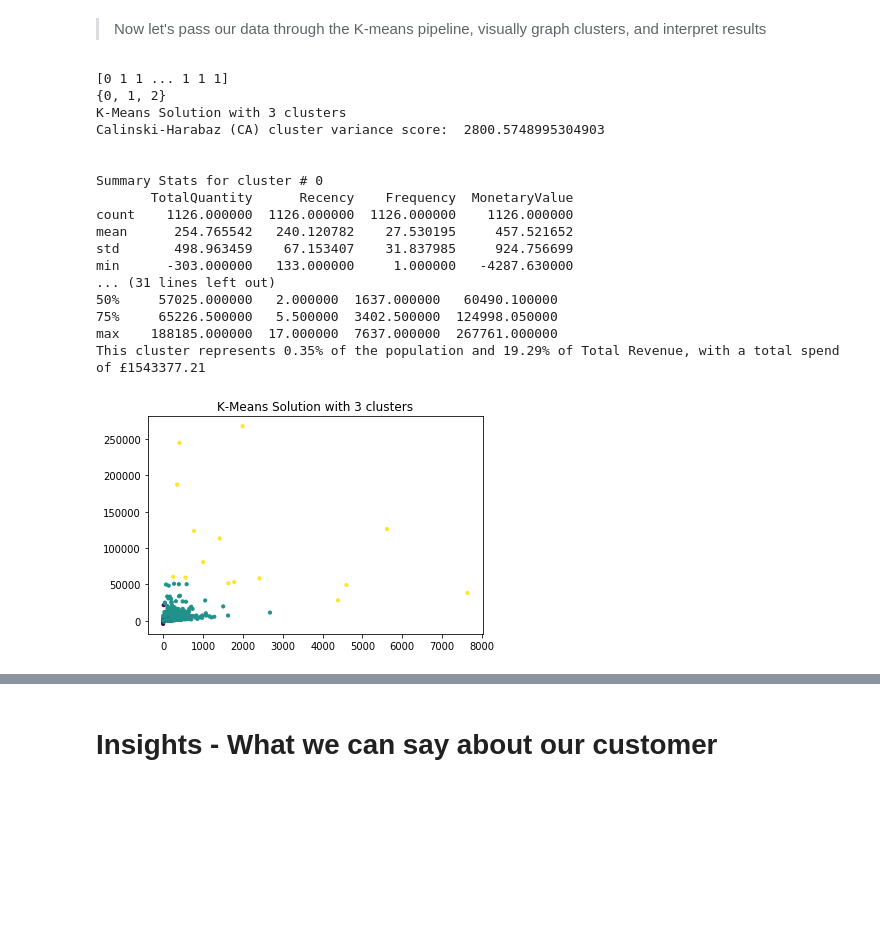
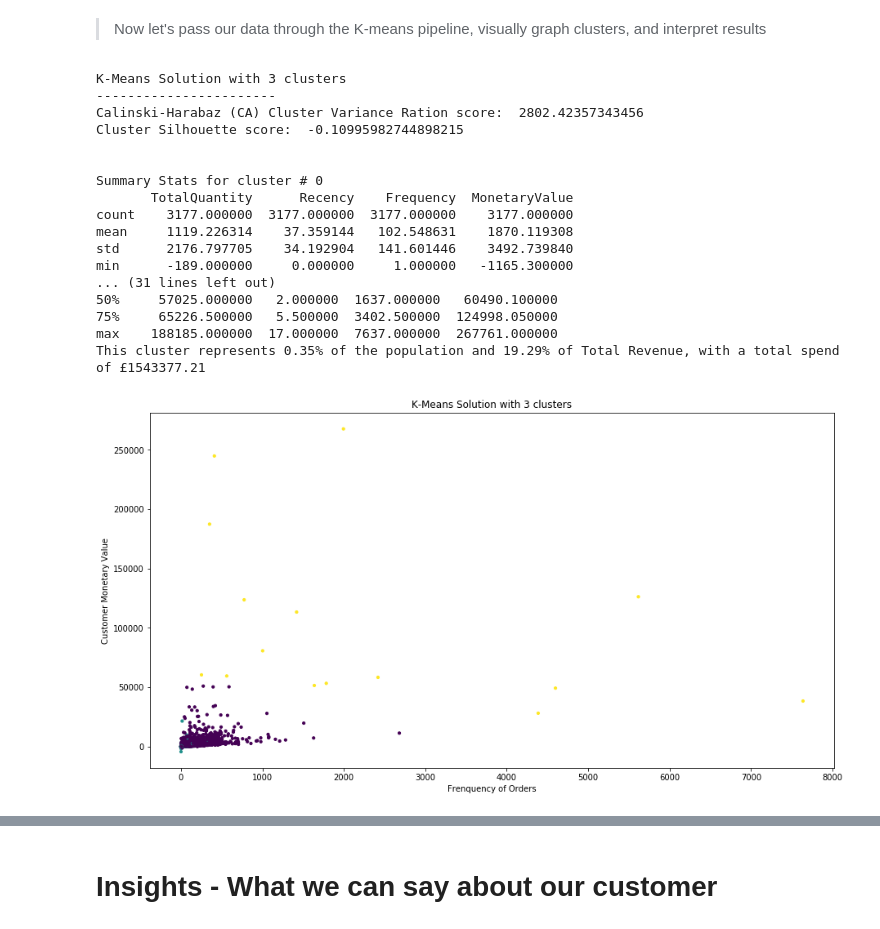
Before and after one commit to robblatt/Unsupervised-Market-Segmentation, a Jupyter notebook: market_segmentation.ipynb, the cells around one changed output, grey strips where cells are left out. Cells and saved outputs as stored; diff of their text form; code cells hidden in the pictures; blank space fills up the shorter version.

```diff
--- a/market_segmentation.ipynb
+++ b/market_segmentation.ipynb
@@ -284,17 +292,17 @@ import matplotlib.pyplot as plt
 # %% [markdown]
 > Let's create 2 pipelines: one for K-Means Clustering, one for Hierarchical Agglomerative Clustering
 # %%
-c = None
-k = None
-k_max = None # maximum no. of clusters will will evaluate
+# c = None
+# k = None
+# k_max = None # maximum no. of clusters will will evaluate
 
 pipe_kmeans = Pipeline([('scl', StandardScaler()),
-            ('pca', PCA(n_components=c)),  # change value of c for # of PCA components
+            ('pca', PCA(n_components=2)),  # change value of c for # of PCA components
             ('clf', KMeans(n_clusters=3))]) # value of k changes in loop
 
 pipe_HAC = Pipeline([('scl', StandardScaler()),
-            ('pca', PCA(n_components=c)), # see above
-            ('clf', AgglomerativeClustering(n_clusters=k))]) # see above
+            ('pca', PCA(n_components=2)), # see above
+            ('clf', AgglomerativeClustering(n_clusters=3))]) # see above
 # %% [markdown]
 > Now let's pass our data through the K-means pipeline, visually graph clusters, and interpret results
 # %%
@@ -327,44 +335,48 @@ pipe_HAC = Pipeline([('scl', StandardScaler()),
 # %%
 pipe_kmeans.fit(customer_level_data)
 cluster_preds = pipe_kmeans.predict(customer_level_data)
-print(cluster_preds)
-print(set(cluster_preds))
+# print(cluster_preds)
+# print(set(cluster_preds))
 
-print(f'K-Means Solution with 3 clusters')
-print('Calinski-Harabaz (CA) cluster variance score: ', calinski_harabaz_score(customer_level_data, cluster_preds))
+print(f'K-Means Solution with 3 clusters\n-----------------------')
+print('Calinski-Harabaz (CA) Cluster Variance Ration score: ', calinski_harabasz_score(customer_level_data, cluster_preds))
+print('Cluster Silhouette score: ', metrics.silhouette_score(customer_level_data, cluster_preds))
 print('\n')
 
+plt.figure(figsize=(15, 8))
 plt.title(f'K-Means Solution with 3 clusters')
+plt.xlabel("Frenquency of Orders")
+plt.ylabel("Customer Monetary Value")
 plt.scatter(customer_level_data.Frequency, customer_level_data.MonetaryValue, c=cluster_preds, s=10)
 # cl_centers = pipe_kmeans.cluster_centers_
 # plt.scatter(cl_centers[:, 0], cl_centers[:, 1], c='black', s=30); # ! check on this centering selection
 
 # merge cluster predicitons to unlogged, unscaled df and print summary stats by cluster
 customer_level_data_raw['Cluster'] = cluster_preds
 for cluster in set(cluster_preds):
     print(f'Summary Stats for cluster # {cluster}')
     print(customer_level_data_raw[customer_level_data_raw['Cluster'] == cluster][['TotalQuantity', 'Recency', 'Frequency', 'MonetaryValue']].describe())
     pop_perc = round((len(customer_level_data_raw[customer_level_data_raw['Cluster'] == cluster]) / len(customer_level_data_raw))*100, 2)
     rev_perc = round((sum(customer_level_data_raw[customer_level_data_raw['Cluster'] == cluster].MonetaryValue) / sum(customer_level_data_raw.MonetaryValue))*100, 2)
     total_spend = round(sum(customer_level_data_raw[customer_level_data_raw['Cluster'] == cluster].MonetaryValue), 2)
     print(f'This cluster represents {pop_perc}% of the population and {rev_perc}% of Total Revenue, with a total spend of £{total_spend}')
     print('\n\n\n')
 # %% [output]
-[0 1 1 ... 1 1 1]
-{0, 1, 2}
 K-Means Solution with 3 clusters
-Calinski-Harabaz (CA) cluster variance score:  2800.5748995304903
+-----------------------
+Calinski-Harabaz (CA) Cluster Variance Ration score:  2802.42357343456
+Cluster Silhouette score:  -0.10995982744898215
 
 
 Summary Stats for cluster # 0
        TotalQuantity      Recency    Frequency  MonetaryValue
-count    1126.000000  1126.000000  1126.000000    1126.000000
-mean      254.765542   240.120782    27.530195     457.521652
-std       498.963459    67.153407    31.837985     924.756699
-min      -303.000000   133.000000     1.000000   -4287.630000
+count    3177.000000  3177.000000  3177.000000    3177.000000
+mean     1119.226314    37.359144   102.548631    1870.119308
+std      2176.797705    34.192904   141.601446    3492.739840
+min      -189.000000     0.000000     1.000000   -1165.300000
 ... (31 lines left out)
 50%     57025.000000   2.000000  1637.000000   60490.100000
 75%     65226.500000   5.500000  3402.500000  124998.050000
 max    188185.000000  17.000000  7637.000000  267761.000000
 This cluster represents 0.35% of the population and 19.29% of Total Revenue, with a total spend of £1543377.21
-[figure, old version]
+[figure, new version]
```
Also changed, not shown: parts of 10 cells of this notebook.
